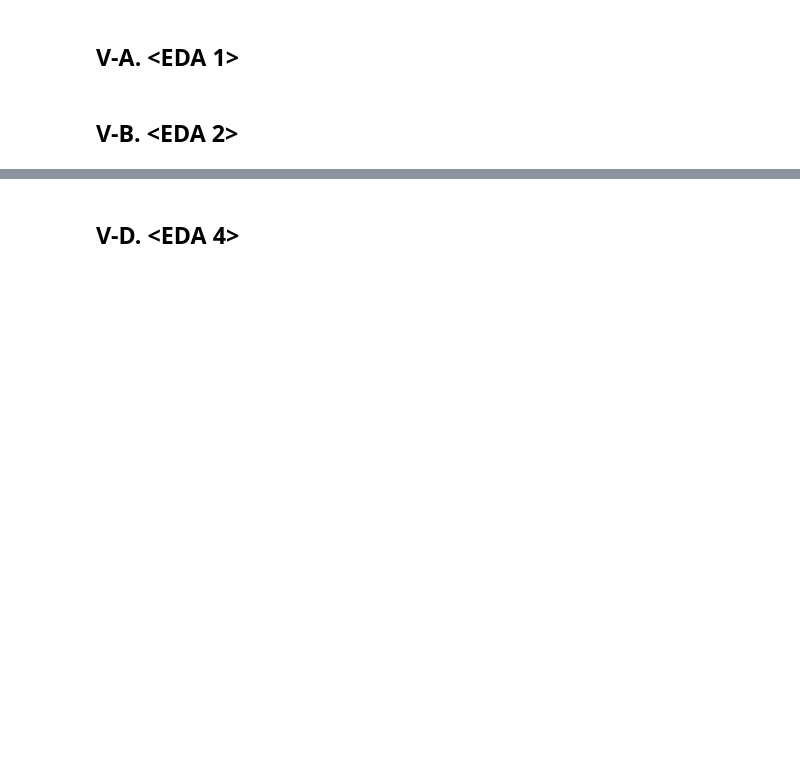
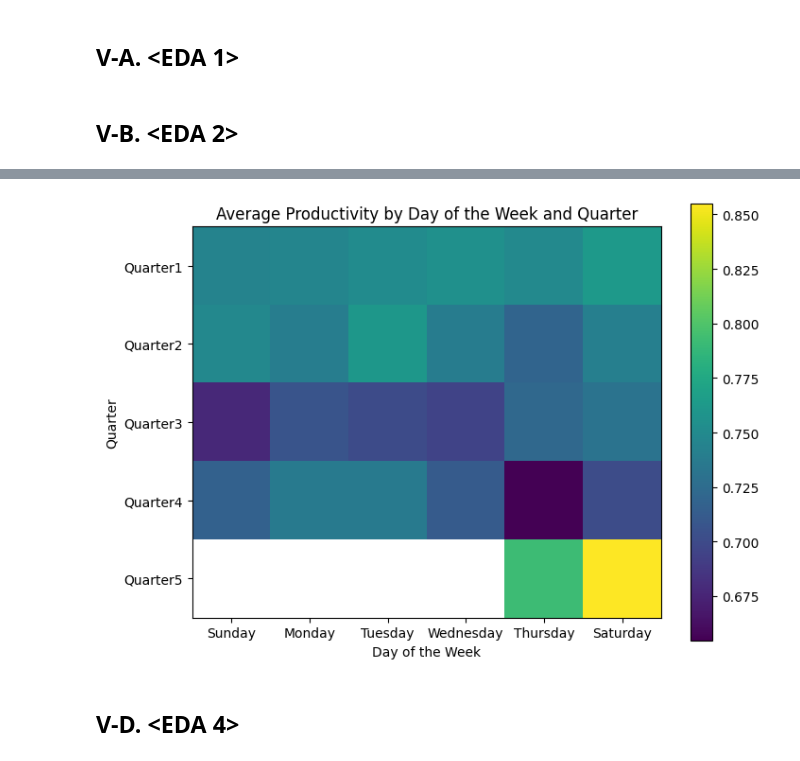
Before and after one commit to TeanConcio/CCPROG1-MP, a Jupyter notebook: machine_project_notebook.ipynb, the cells around one changed output, grey strips where cells are left out. Drawn from its saved outputs; the diff is of its cells as text; code cells hidden in the pictures; blank space fills up the shorter version.

```diff
--- a/machine_project_notebook.ipynb
+++ b/machine_project_notebook.ipynb
@@ -457,0 +461,4 @@ EDA
+# %%
+day_quarter_productivity_df = df[['day_Monday', 'day_Tuesday', 'day_Wednesday', 'day_Thursday', 'day_Saturday', 'day_Sunday', 'quarter_Quarter1', 'quarter_Quarter2', 'quarter_Quarter3', 'quarter_Quarter4', 'quarter_Quarter5', 'actual_productivity']]
+
+day_quarter_productivity_df
@@ -457,0 +479,10 @@ EDA
+# %%
+# Ensure we are working with a copy of the DataFrame
+day_quarter_productivity_df = day_quarter_productivity_df.copy()
+
+# Make day_of_week and quarter columns
+day_quarter_productivity_df.loc[:, 'day_of_week'] = day_quarter_productivity_df[['day_Monday', 'day_Tuesday', 'day_Wednesday', 'day_Thursday', 'day_Saturday', 'day_Sunday']].idxmax(axis=1).str.split('_').str[1]
+day_quarter_productivity_df.loc[:, 'quarter'] = day_quarter_productivity_df[['quarter_Quarter1', 'quarter_Quarter2', 'quarter_Quarter3', 'quarter_Quarter4', 'quarter_Quarter5']].idxmax(axis=1).str.split('_').str[1]
+# %%
+# Drop the one-hot encoded columns
+day_quarter_productivity_df = day_quarter_productivity_df.drop(['day_Monday', 'day_Tuesday', 'day_Wednesday', 'day_Thursday', 'day_Saturday', 'day_Sunday', 'quarter_Quarter1', 'quarter_Quarter2', 'quarter_Quarter3', 'quarter_Quarter4', 'quarter_Quarter5'], axis=1)
@@ -457,0 +505,12 @@ EDA
+# %%
+pivot_table = day_quarter_productivity_df.pivot_table(
+    values='actual_productivity',
+    index='quarter',
+    columns='day_of_week',
+    aggfunc='mean'
+)
+
+# Sort the days of the week
+pivot_table = pivot_table[['Sunday', 'Monday', 'Tuesday', 'Wednesday', 'Thursday', 'Saturday']]
+
+pivot_table
@@ -458,3 +525,16 @@ EDA
+# %%
+# Plot the pivot table
+plt.figure(figsize=(8, 6))
+plt.imshow(pivot_table, cmap='viridis')
+plt.colorbar()
+plt.xticks(np.arange(6), pivot_table.columns)
+plt.yticks(np.arange(5), pivot_table.index)
+plt.xlabel('Day of the Week')
+plt.ylabel('Quarter')
+plt.title('Average Productivity by Day of the Week and Quarter')
+plt.show()
+# %% [output]
+[figure, added]
 # %% [markdown]
 ## V-D. <EDA 4>
 # %% [markdown]
```
Also changed, not shown: parts of 8 cells of this notebook.
